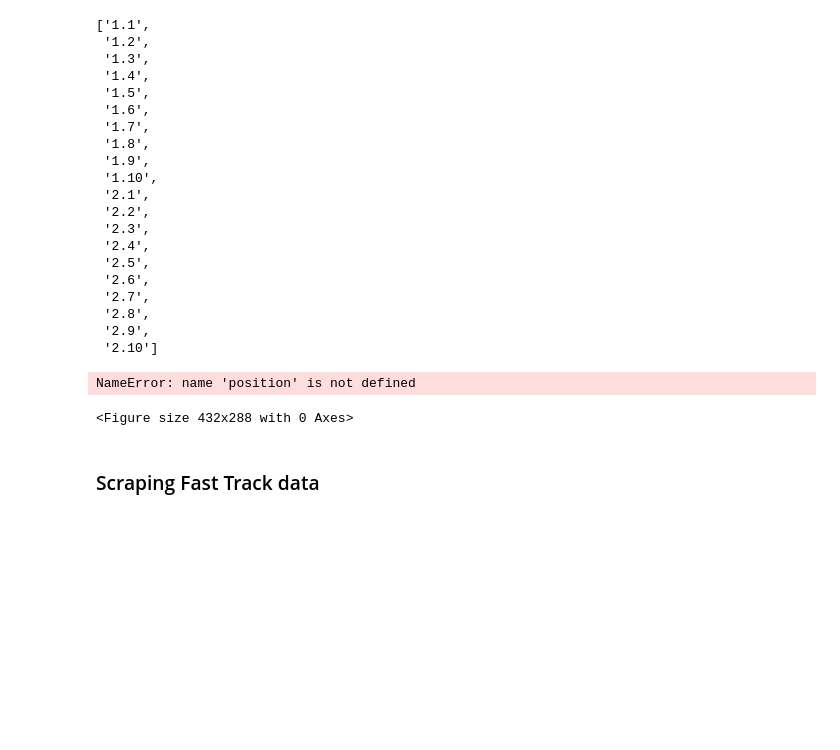
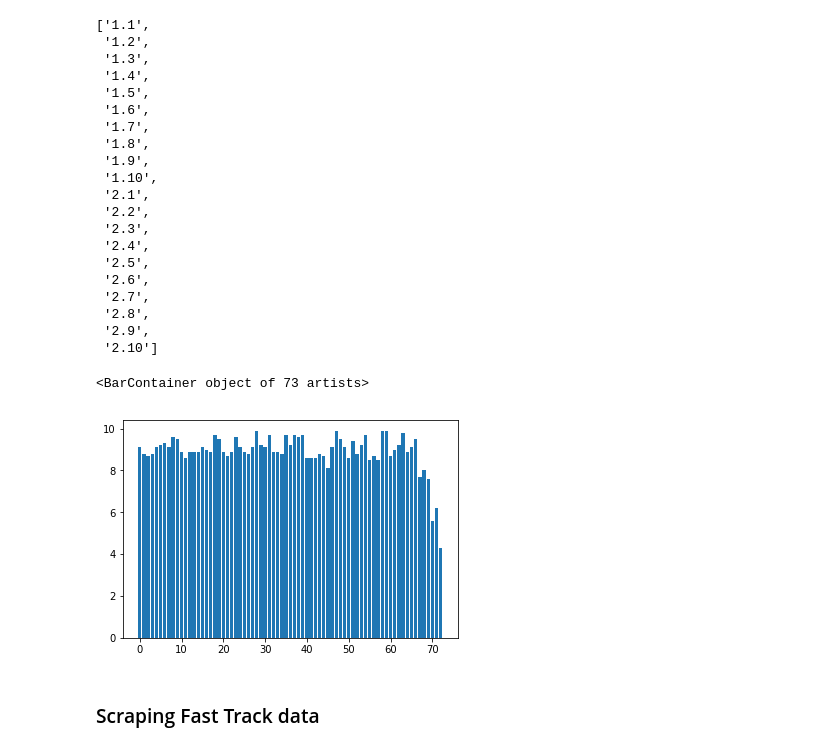
Before and after one commit to klapuh/python_analitika_tecaj, a Jupyter notebook: teden_05/05_teden_web_scraping.ipynb, the cells around one changed output. Drawn from its saved outputs; the diff is of its cells as text; code cells hidden in the pictures; blank space fills up the shorter version.

```diff
--- a/teden_05/05_teden_web_scraping.ipynb
+++ b/teden_05/05_teden_web_scraping.ipynb
@@ -488,13 +501,13 @@ episodes[:20]
 # %%
 import matplotlib.pylab as plt
 
 plt.figure()
 
 positions = [a for a in range(len(rankings))]
-plt.bar(position, rankings, align='center')
+plt.bar(positions, rankings, align='center')
 # %% [output]
-NameError: name 'position' is not defined
+<BarContainer object of 73 artists>
-<Figure size 432x288 with 0 Axes>
+[figure, added]
 # %% [markdown]
 ### Scraping Fast Track data
 # %% [markdown]
```
Also changed, not shown: parts of 14 cells of this notebook, 1 other file.
